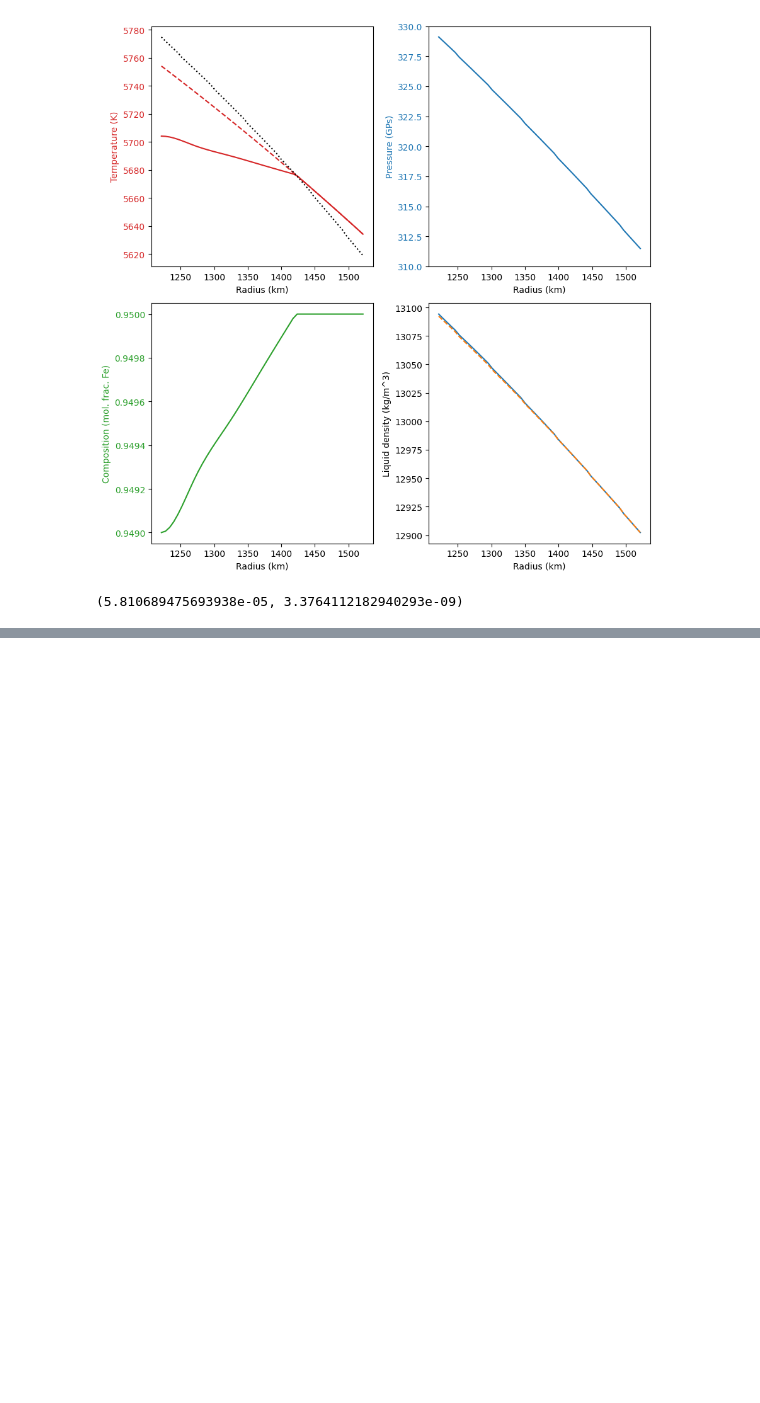
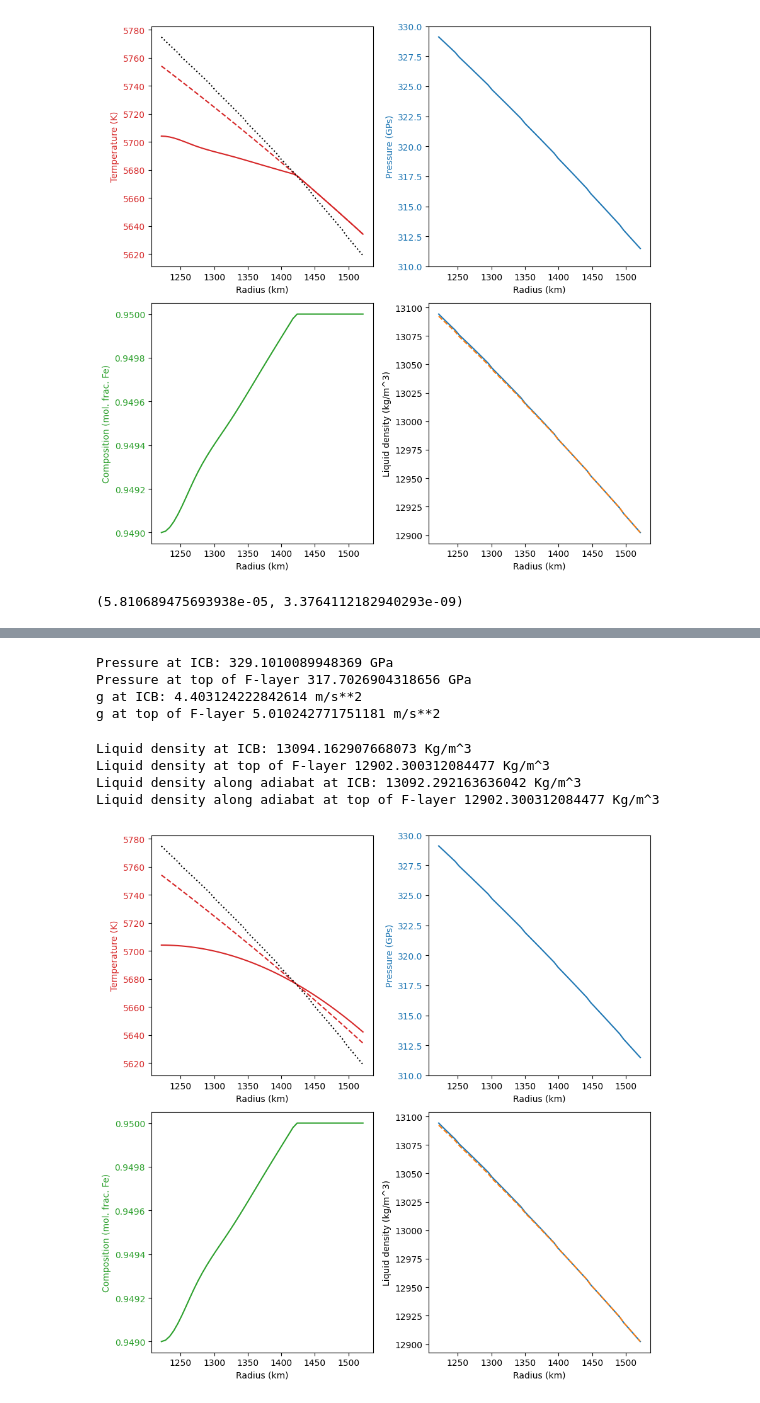
Before and after one commit to andreww/slurry, a Jupyter notebook: singe-step.ipynb, the cells around one changed output, grey strips where cells are left out. Drawn from its saved outputs; the diff is of its cells as text; code cells hidden in the pictures; blank space fills up the shorter version.

```diff
--- a/singe-step.ipynb
+++ b/singe-step.ipynb
@@ -171,0 +316,74 @@ estimate_brunt_vaisala_frequency(r_flayer_top, r_icb, temperature_function, adia
+# %%
+rs = np.linspace(r_icb, r_flayer_top+100.0E3)
+
+# Check PREM works ... and print some interesting values
+prem = earth_model.Prem()
+print("Pressure at ICB:", prem.pressure(r_icb/1000.0), "GPa")
+print("Pressure at top of F-layer", prem.pressure(r_flayer_top/1000.0), "GPa")
+print("g at ICB:", prem.gravity(r_icb/1000.0), "m/s**2")
+print("g at top of F-layer", prem.gravity(r_flayer_top/1000.0), "m/s**2")
+
+# Find the liquidus
+tl = feot.find_liquidus(composition_function(rs), pressure_function(rs))
+
+# Find the liquid density
+
+liquid_density, _, _, solid_density, _, _ = feot.densities(composition_function(rs), pressure_function(rs),
+                                                           temperature_function(rs))
+
+# This is for a well mixed core extended down
+adiabatic_liquid_density, _, _, adiabatic_solid_density, _, _ = feot.densities(xfe_outer_core, pressure_function(rs),
+                                                                               adiabatic_temperature_function(rs))
+
+print("Liquid density at ICB:", liquid_density[0], "Kg/m^3")
+print("Liquid density at top of F-layer", liquid_density[-1], "Kg/m^3")
+print("Liquid density along adiabat at ICB:", adiabatic_liquid_density[0], "Kg/m^3")
+print("Liquid density along adiabat at top of F-layer", adiabatic_liquid_density[-1], "Kg/m^3")
+
+
+# Plot the F-layer setup alongside the liquidus
+fig, [[ax1, ax2], [ax3, ax4]] = plt.subplots(ncols=2, nrows=2, figsize=(9,9), tight_layout=True)
+
+color = 'tab:red'
+ax1.set_xlabel('Radius (km)')
+ax1.set_ylabel('Temperature (K)', color=color)
+ax1.plot(rs/1000.0, tfunc(rs), color=color)
+ax1.plot(rs/1000.0, adiabatic_temperature_function(rs), color=color, ls='--')
+ax1.plot(rs/1000.0, tl, color='k', ls=':')
+
+ax1.tick_params(axis='y', labelcolor=color)
+#ax1.set_ylim([5900, 6200])
+
+
+color = 'tab:blue'
+ax2.set_xlabel('Radius (km)')
+ax2.set_ylabel('Pressure (GPs)', color=color)
+ax2.plot(rs/1000.0, pressure_function(rs), color=color)
+ax2.tick_params(axis='y', labelcolor=color)
+ax2.set_ylim([310, 330])
+
+color = 'tab:green'
+ax3.set_xlabel('Radius (km)')
+ax3.set_ylabel('Composition (mol. frac. Fe)', color=color)
+ax3.plot(rs/1000.0, composition_function(rs), color=color)
+ax3.tick_params(axis='y', labelcolor=color)
+
+ax4.set_xlabel('Radius (km)')
+ax4.set_ylabel('Liquid density (kg/m^3)')
+ax4.plot(rs/1000.0, liquid_density)
+ax4.plot(rs/1000.0, adiabatic_liquid_density, ls='--')
+#ax4.plot(rs/1000.0, solid_density, ls=':')
+ax4.tick_params(axis='y')
+
+fig.tight_layout()
+plt.show()
+# %% [output]
+Pressure at ICB: 329.1010089948369 GPa
+Pressure at top of F-layer 317.7026904318656 GPa
+g at ICB: 4.403124222842614 m/s**2
+g at top of F-layer 5.010242771751181 m/s**2
+Liquid density at ICB: 13094.162907668073 Kg/m^3
+Liquid density at top of F-layer 12902.300312084477 Kg/m^3
+Liquid density along adiabat at ICB: 13092.292163636042 Kg/m^3
+Liquid density along adiabat at top of F-layer 12902.300312084477 Kg/m^3
+[figure, added]
```
Also changed, not shown: parts of 13 cells of this notebook, 1 other file.
